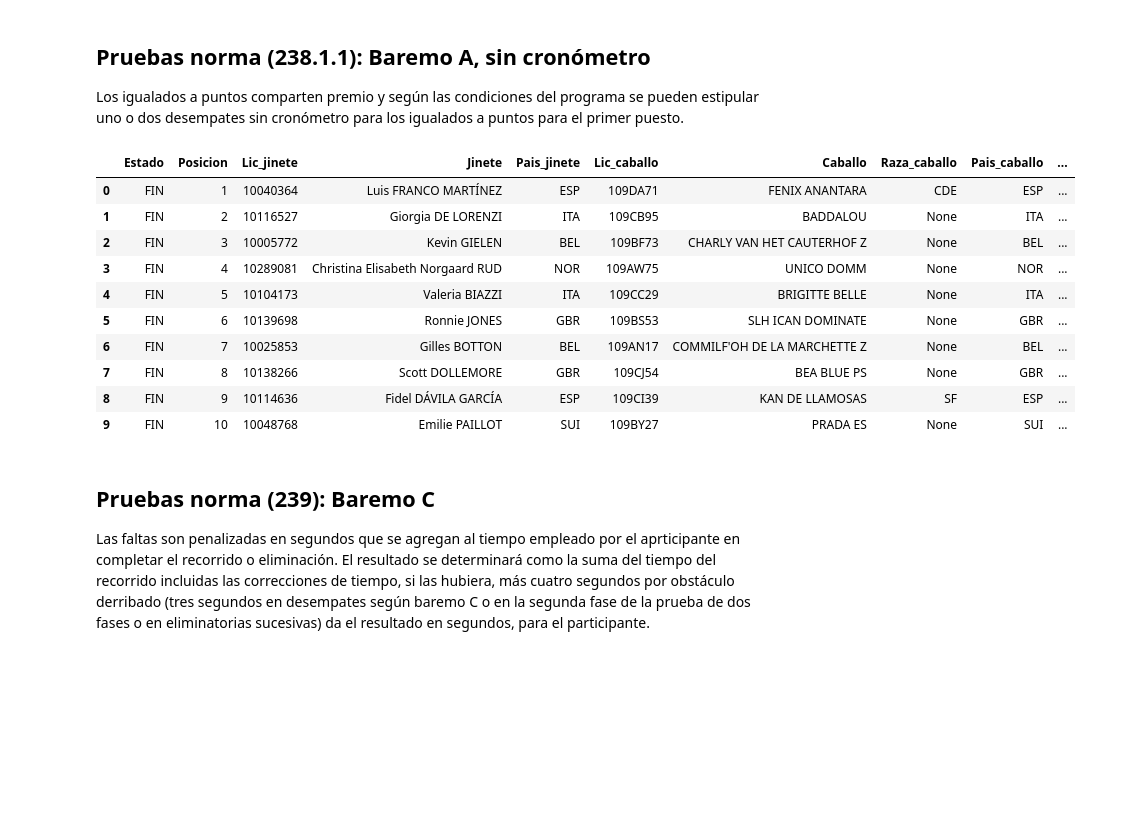
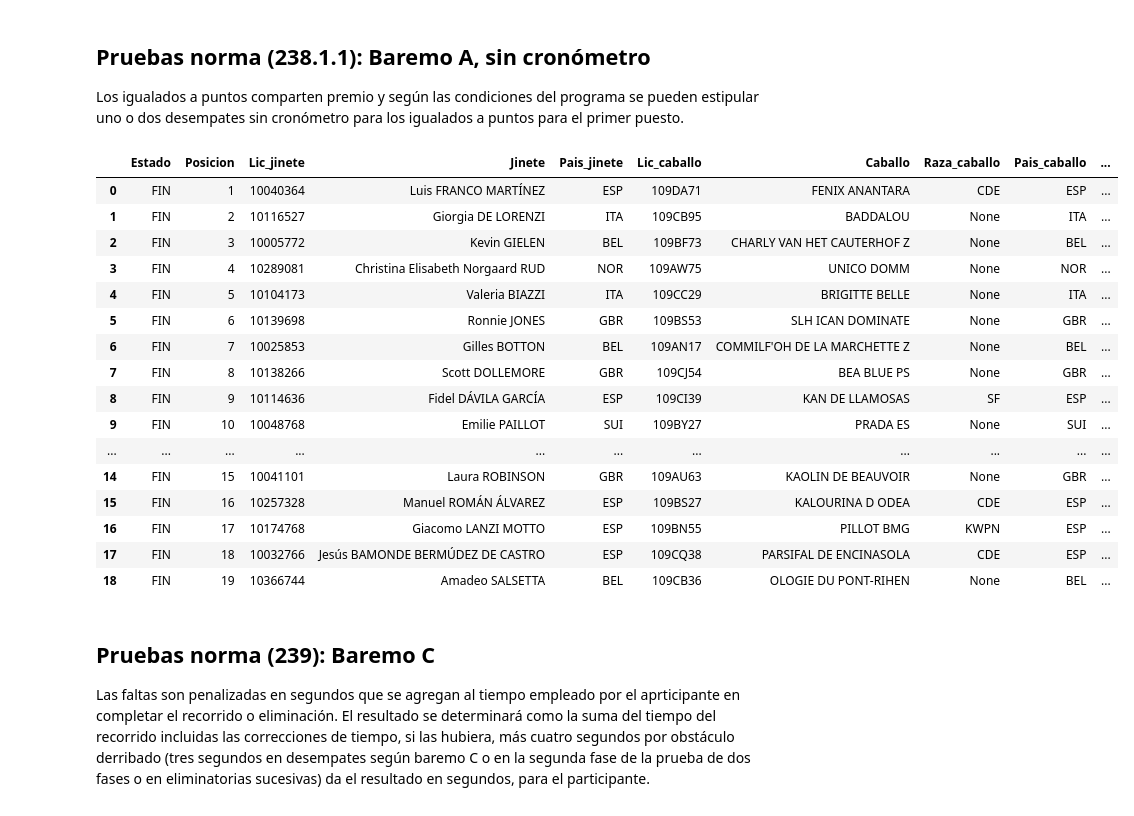
Before and after one commit to Gabijc/Proyecto_final_hipica, a Jupyter notebook: Notebooks/union_datos_scrapeados.ipynb, the cells around one changed output. Saved outputs shown, nothing was run; the diff lists cells and outputs as text; code cells hidden in the pictures; blank space fills up the shorter version.

```diff
--- a/Notebooks/union_datos_scrapeados.ipynb
+++ b/Notebooks/union_datos_scrapeados.ipynb
@@ -413,23 +467,54 @@ Los igualados a puntos comparten premio y según las condiciones del programa se
 # %%
 BA_sc = pd.read_excel("../data/data_salto/resultados_2025/RFHE_SALTO_Resultados de la Prueba - 2025-05-13T151603.419.xls")
 BA_sc = modificaciones_generales(BA_sc)
+# BA_sc["Ptos_Obs_R1"] = BA_sc["Puntuacion"].str.split("/")
 # BA_sc["Puntuacion_1"] = BA_sc["Puntuacion"]
 # BA_sc["Puntuacion_2"] = None
 # BA_sc["Puntuacion_3"] = None
 # BA_sc = BA_sc.drop("Puntuacion", axis = 1)
-BA_sc.head(10)
+#  coso = BA_sc.iloc[3,9]
+# print(coso.split("/")[0].split("(")[1][0])
+# print(coso.split("/")[0].split("(")[1][-6])
+# print(coso.split("/")[1])
+
+BA_sc["Puntuacion"] = BA_sc["Puntuacion"].str.split("\n")
+
+# for elemento in BA_sc["Puntuacion"]:
+#     print(len(elemento))
+if len(BA_sc.iloc[0, -6]) == 1 and "/" in BA_sc.iloc[0, -6][0]:
+    BA_sc["Ptos_Obs_R1"] = BA_sc["Puntuacion"].apply(lambda x: x[0].split("/")[0])
+    BA_sc["Ptos_tiempo_R1"] = None
+    BA_sc["Tiempo_R1"] = None
+
+    BA_sc["Ptos_Obs_R2"] = None
+    BA_sc["Ptos_tiempo_R2"] = None
+    BA_sc["Tiempo_R2"] = None
+
+    BA_sc["Ptos_Obs_R3"] = None
+    BA_sc["Ptos_tiempo_R3"] = None
+    BA_sc["Tiempo_R3"] = None
+elif len(BA_sc.iloc[0, -1]) == 2:
+    pass
+
+BA_sc
 # %% [output]
 |  | Estado | Posicion | Lic_jinete | Jinete | Pais_jinete | Lic_caballo | Caballo | Raza_caballo | Pais_caballo | ... |
 | 0 | FIN | 1 | 10040364 | Luis FRANCO MARTÍNEZ | ESP | 109DA71 | FENIX ANANTARA | CDE | ESP | ... |
 | 1 | FIN | 2 | 10116527 | Giorgia DE LORENZI | ITA | 109CB95 | BADDALOU | None | ITA | ... |
 | 2 | FIN | 3 | 10005772 | Kevin GIELEN | BEL | 109BF73 | CHARLY VAN HET CAUTERHOF Z | None | BEL | ... |
 | 3 | FIN | 4 | 10289081 | Christina Elisabeth Norgaard RUD | NOR | 109AW75 | UNICO DOMM | None | NOR | ... |
 | 4 | FIN | 5 | 10104173 | Valeria BIAZZI | ITA | 109CC29 | BRIGITTE BELLE | None | ITA | ... |
 | 5 | FIN | 6 | 10139698 | Ronnie JONES | GBR | 109BS53 | SLH ICAN DOMINATE | None | GBR | ... |
 | 6 | FIN | 7 | 10025853 | Gilles BOTTON | BEL | 109AN17 | COMMILF'OH DE LA MARCHETTE Z | None | BEL | ... |
 | 7 | FIN | 8 | 10138266 | Scott DOLLEMORE | GBR | 109CJ54 | BEA BLUE PS | None | GBR | ... |
 | 8 | FIN | 9 | 10114636 | Fidel DÁVILA GARCÍA | ESP | 109CI39 | KAN DE LLAMOSAS | SF | ESP | ... |
 | 9 | FIN | 10 | 10048768 | Emilie PAILLOT | SUI | 109BY27 | PRADA ES | None | SUI | ... |
+| ... | ... | ... | ... | ... | ... | ... | ... | ... | ... | ... |
+| 14 | FIN | 15 | 10041101 | Laura ROBINSON | GBR | 109AU63 | KAOLIN DE BEAUVOIR | None | GBR | ... |
+| 15 | FIN | 16 | 10257328 | Manuel ROMÁN ÁLVAREZ | ESP | 109BS27 | KALOURINA D ODEA | CDE | ESP | ... |
+| 16 | FIN | 17 | 10174768 | Giacomo LANZI MOTTO | ESP | 109BN55 | PILLOT BMG | KWPN | ESP | ... |
+| 17 | FIN | 18 | 10032766 | Jesús BAMONDE BERMÚDEZ DE CASTRO | ESP | 109CQ38 | PARSIFAL DE ENCINASOLA | CDE | ESP | ... |
+| 18 | FIN | 19 | 10366744 | Amadeo SALSETTA | BEL | 109CB36 | OLOGIE DU PONT-RIHEN | None | BEL | ... |
 # %% [markdown]
 ## Pruebas norma (239): Baremo C
 Las faltas son penalizadas en segundos que se agregan al tiempo empleado por el aprticipante en completar el recorrido o eliminación. El resultado se determinará como la suma del tiempo del recorrido incluidas las correcciones de tiempo, si las hubiera, más cuatro segundos por obstáculo derribado (tres segundos en desempates según baremo C o en la segunda fase de la prueba de dos fases o en eliminatorias sucesivas) da el resultado en segundos, para el participante.
```
Also changed, not shown: parts of 5 cells of this notebook.
